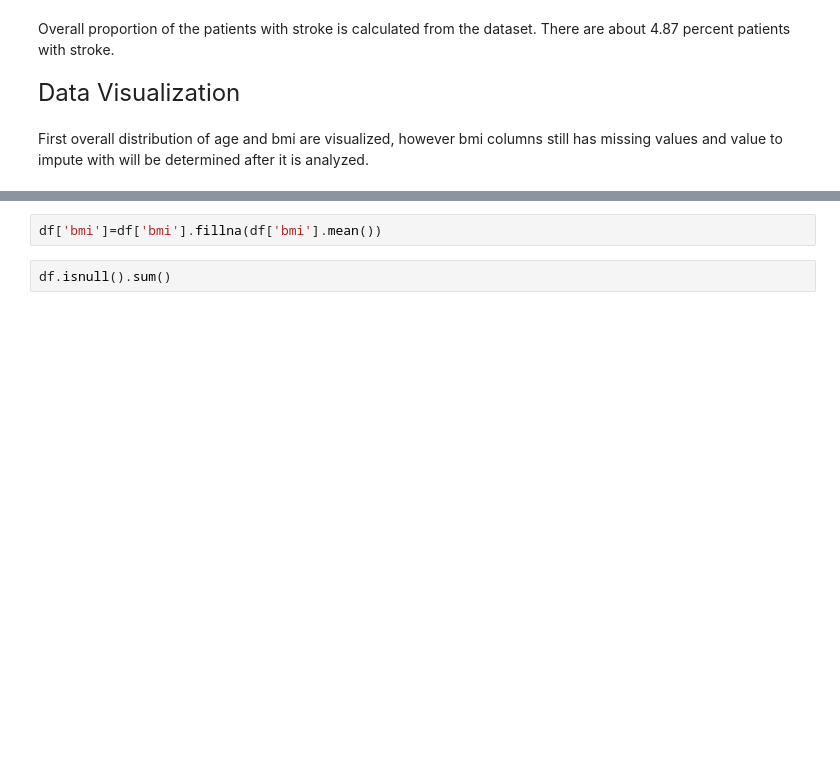
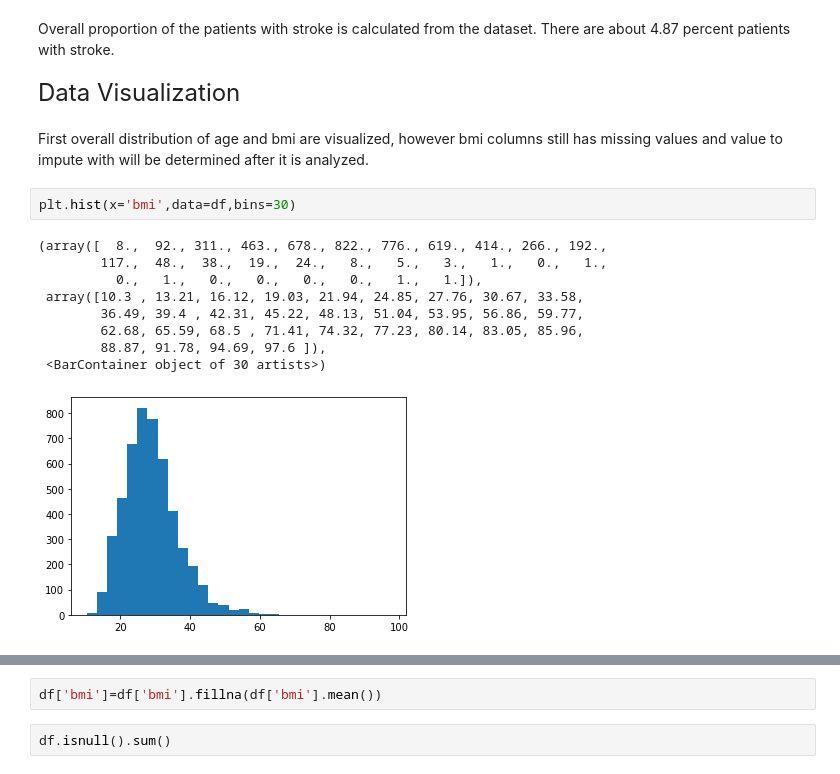
Before and after one commit to paulkimDSN/Capstone-2-Data-wranglling, a Jupyter notebook: EDA.ipynb, the cells around one changed output, grey strips where cells are left out. Saved outputs shown, nothing was run; the diff lists cells and outputs as text; blank space fills up the shorter version.

```diff
--- a/EDA.ipynb
+++ b/EDA.ipynb
@@ -110,4 +110,16 @@ Overall proportion of the patients with stroke is calculated from the dataset. T
 <font size="5">Data Visualization</font>
 # %% [markdown]
 First overall distribution of age and bmi are visualized, however bmi columns still has missing values and value to impute with will be determined after it is analyzed.
+# %%
+plt.hist(x='bmi',data=df,bins=30)
+# %% [output]
+(array([  8.,  92., 311., 463., 678., 822., 776., 619., 414., 266., 192.,
+        117.,  48.,  38.,  19.,  24.,   8.,   5.,   3.,   1.,   0.,   1.,
+          0.,   1.,   0.,   0.,   0.,   0.,   1.,   1.]),
+ array([10.3 , 13.21, 16.12, 19.03, 21.94, 24.85, 27.76, 30.67, 33.58,
+        36.49, 39.4 , 42.31, 45.22, 48.13, 51.04, 53.95, 56.86, 59.77,
+        62.68, 65.59, 68.5 , 71.41, 74.32, 77.23, 80.14, 83.05, 85.96,
+        88.87, 91.78, 94.69, 97.6 ]),
+ <BarContainer object of 30 artists>)
+[figure, added]
 # %%
```
Also changed, not shown: parts of 3 cells of this notebook.
